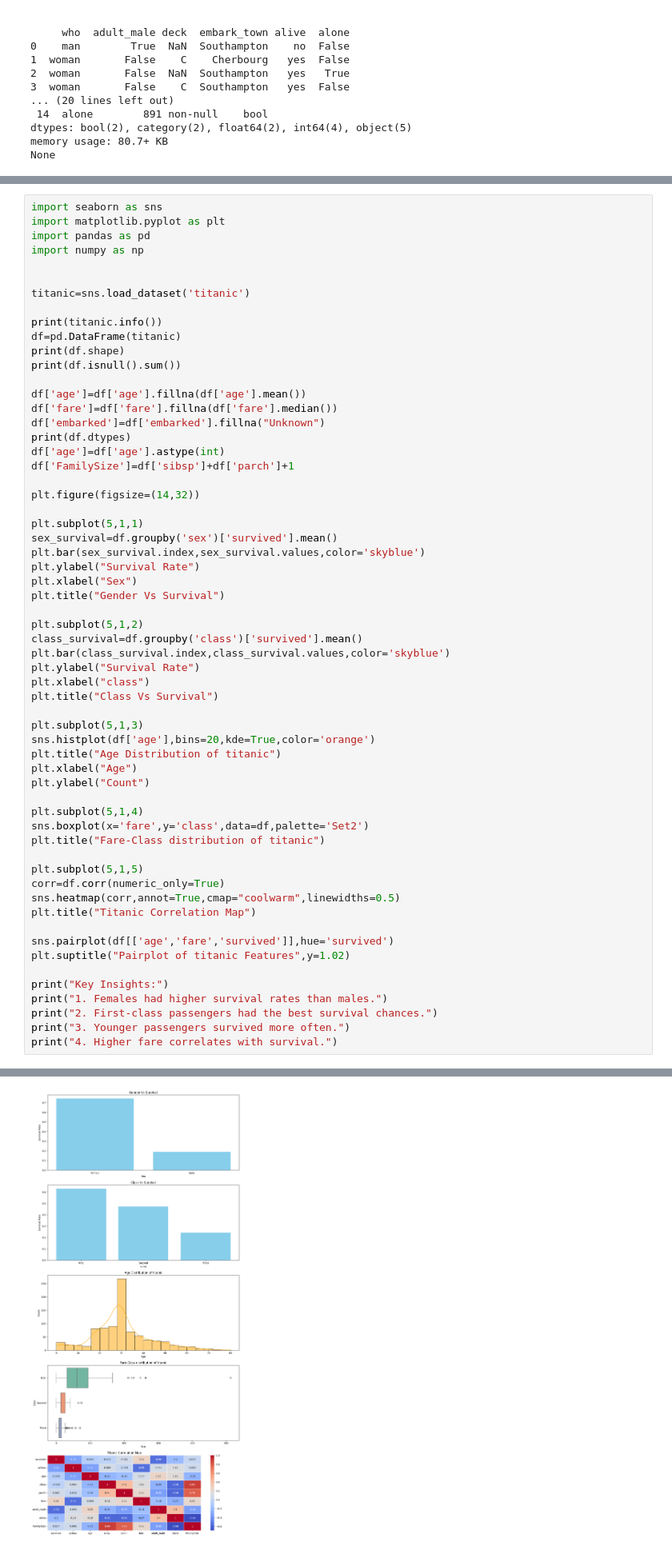
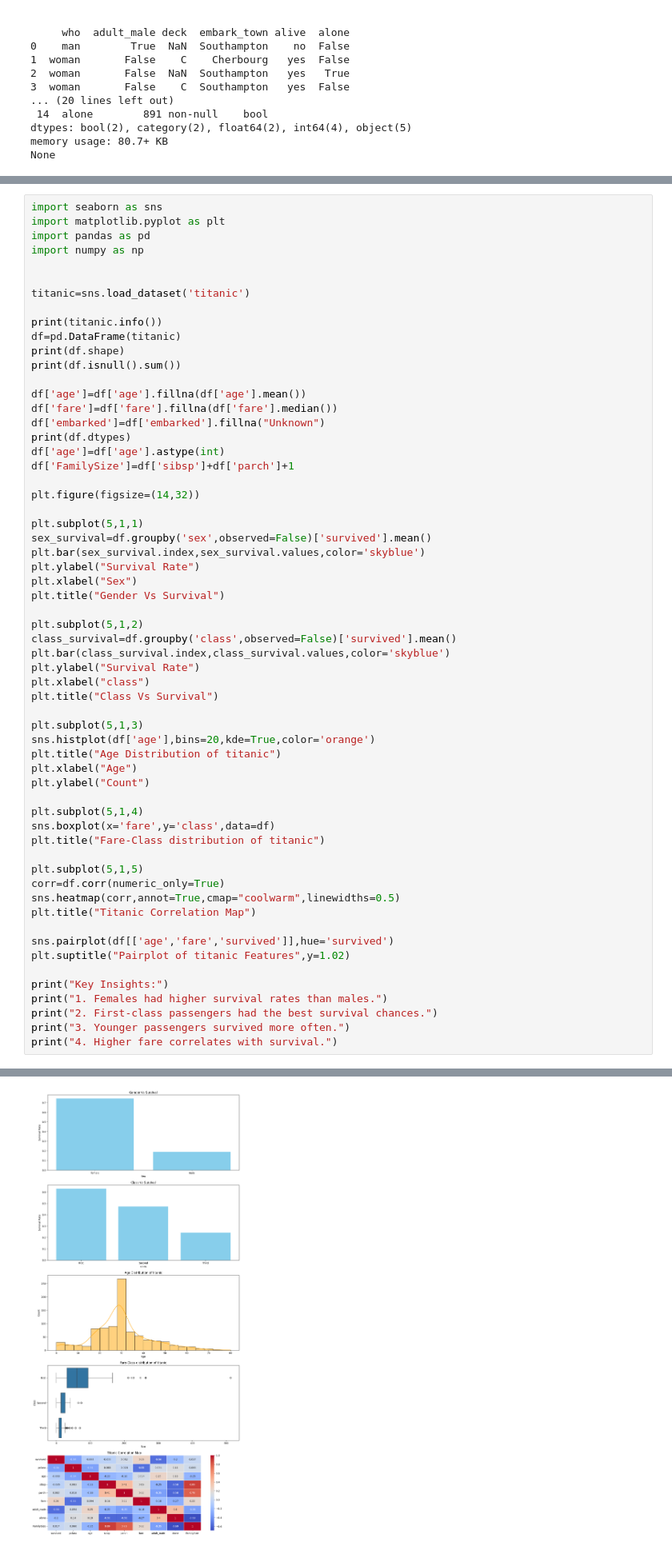
Before and after one commit to 2k33cse992574/A-ML-prep, a Jupyter notebook: EDAPJ.ipynb, the cells around one changed output, grey strips where cells are left out. Shown at 80% size. Cells and saved outputs as stored; diff of their text form.

```diff
--- a/EDAPJ.ipynb
+++ b/EDAPJ.ipynb
@@ -85,14 +85,14 @@ df['FamilySize']=df['sibsp']+df['parch']+1
 plt.figure(figsize=(14,32))
 
 plt.subplot(5,1,1)
-sex_survival=df.groupby('sex')['survived'].mean()
+sex_survival=df.groupby('sex',observed=False)['survived'].mean()
 plt.bar(sex_survival.index,sex_survival.values,color='skyblue')
 plt.ylabel("Survival Rate")
 plt.xlabel("Sex")
 plt.title("Gender Vs Survival")
 
 plt.subplot(5,1,2)
-class_survival=df.groupby('class')['survived'].mean()
+class_survival=df.groupby('class',observed=False)['survived'].mean()
 plt.bar(class_survival.index,class_survival.values,color='skyblue')
 plt.ylabel("Survival Rate")
 plt.xlabel("class")
@@ -105,7 +105,7 @@ plt.xlabel("Age")
 plt.ylabel("Count")
 
 plt.subplot(5,1,4)
-sns.boxplot(x='fare',y='class',data=df,palette='Set2')
+sns.boxplot(x='fare',y='class',data=df)
 plt.title("Fare-Class distribution of titanic")
 
 plt.subplot(5,1,5)
@@ -150,2 +142,2 @@ Key Insights:
-[figure, old version]
+[figure, new version]
 [figure]
```
Also changed, not shown: parts of 1 cell of this notebook.
